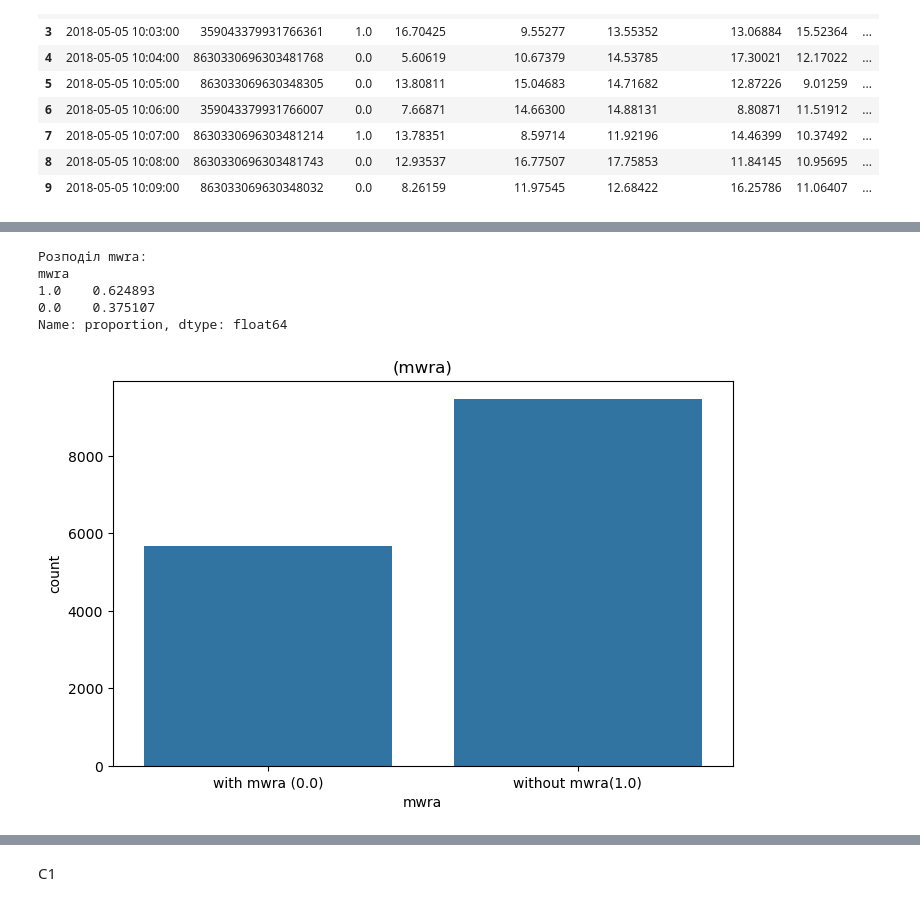
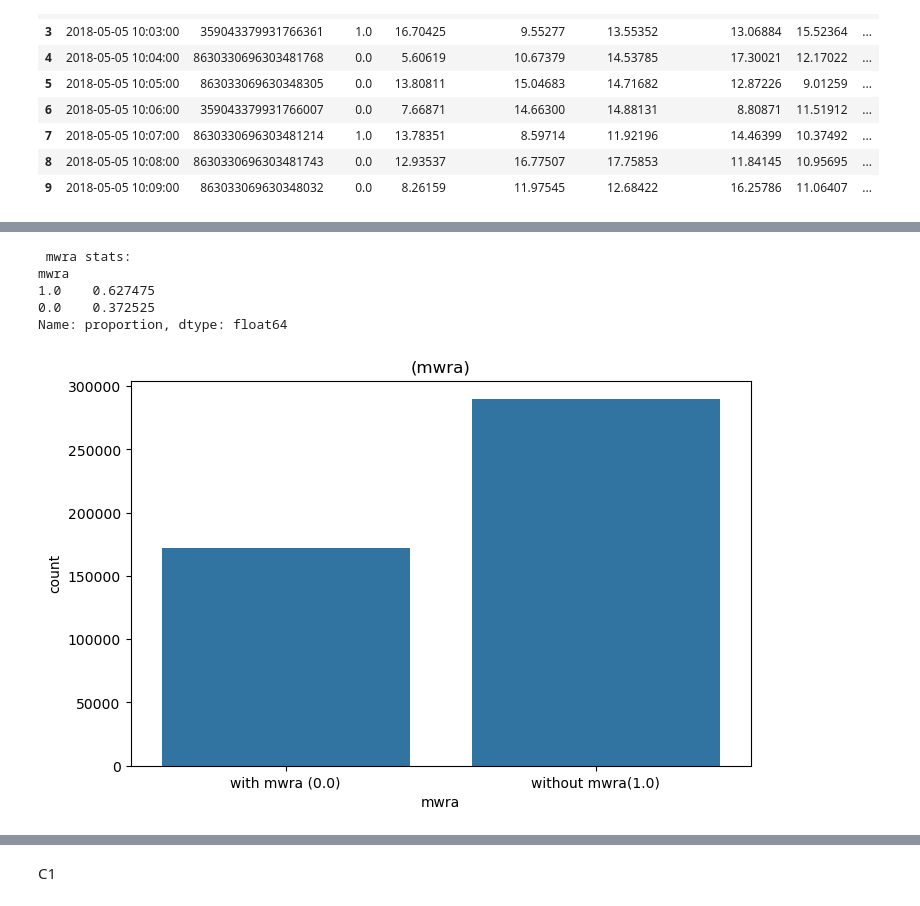
Before and after one commit to andrewtyv/IAU, a Jupyter notebook: proj.ipynb, the cells around one changed output, grey strips where cells are left out. Cells and saved outputs as stored; diff of their text form; code cells hidden in the pictures.

```diff
--- a/proj.ipynb
+++ b/proj.ipynb
@@ -181,20 +377,20 @@ c.UCMobile.intl             0           15137                  0.0
 # %%
-mwra_stats = df_connections['mwra'].value_counts(normalize=True)
+mwra_stats = df_merged['mwra'].value_counts(normalize=True)
 print(" mwra stats:")
 print(mwra_stats)
 # %% [output]
-Розподіл mwra:
+ mwra stats:
 mwra
-1.0    0.624893
-0.0    0.375107
+1.0    0.627475
+0.0    0.372525
 Name: proportion, dtype: float64
 # %%
 plt.figure(figsize=(8, 5))
-sns.countplot(x='mwra', data=df_connections)
+sns.countplot(x='mwra', data=df_merged)
 plt.title('(mwra)')
 plt.xlabel('mwra')
 plt.ylabel('count')
 plt.xticks(ticks=[0, 1], labels=['with mwra (0.0)', 'without mwra(1.0)'])
 plt.show()
 # %% [output]
-[figure, old version]
+[figure, new version]
```
Also changed, not shown: parts of 48 cells of this notebook.
